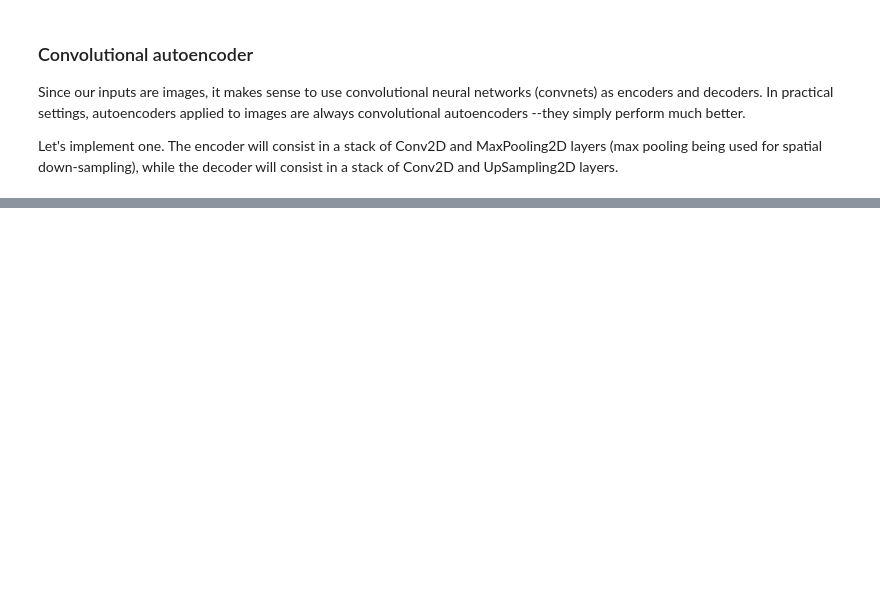
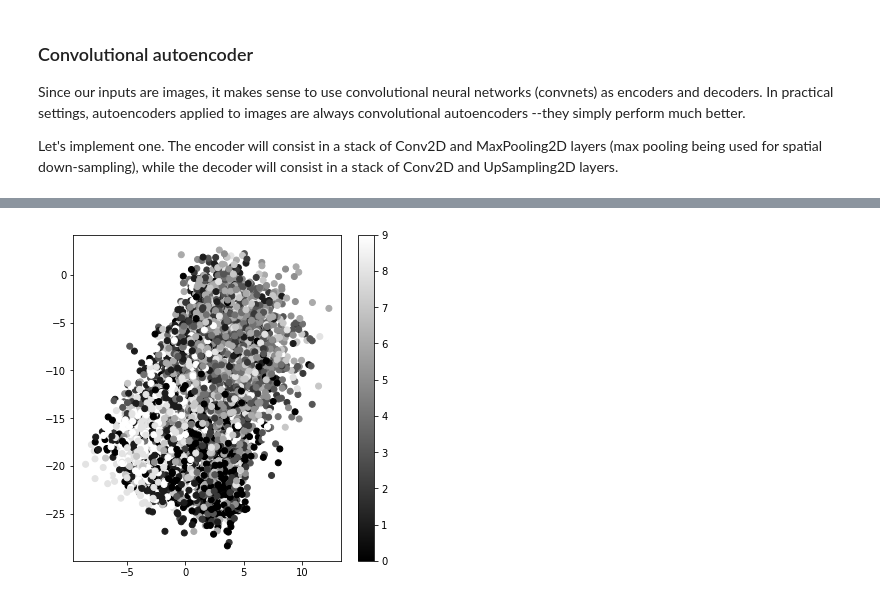
Before and after one commit to tejasbawaskar/Deep_learning_tuts, a Jupyter notebook: Autoencoders.ipynb, the cells around one changed output, grey strips where cells are left out. Saved outputs shown, nothing was run; the diff lists cells and outputs as text; code cells hidden in the pictures; blank space fills up the shorter version.

```diff
--- a/Autoencoders.ipynb
+++ b/Autoencoders.ipynb
@@ -568,10 +524,0 @@ NameError: name 'original_dim' is not defined
-# %%
-def sampling(args):
-    z_mean, z_log_sigma = args
-    epsilon = K.random_normal(shape=(batch_size, latent_dim),
-                              mean=0., std=epsilon_std)
-    return z_mean + K.exp(z_log_sigma) * epsilon
-
-# note that "output_shape" isn't necessary with the TensorFlow backend
-# so you could write `Lambda(sampling)([z_mean, z_log_sigma])`
-z = Lambda(sampling, output_shape=(latent_dim,))([z_mean, z_log_sigma])
@@ -586,0 +660,78 @@ NameError: name 'intermediate_dim' is not defined
+# %%
+import numpy as np
+import matplotlib.pyplot as plt
+from scipy.stats import norm
+
+from keras.layers import Input, Dense, Lambda, Layer
+from keras.models import Model
+from keras import backend as K
+from keras import metrics
+from keras.datasets import cifar10
+
+batch_size = 10000
+original_dim = 3072
+latent_dim = 2
+intermediate_dim = 1536
+epochs = 50
+epsilon_std = 1.0
+
+
+x = Input(shape=(original_dim,))
+h = Dense(intermediate_dim, activation='relu')(x)
+z_mean = Dense(latent_dim)(h)
+z_log_var = Dense(latent_dim)(h)
+
+
+def sampling(args):
+    z_mean, z_log_var = args
+    epsilon = K.random_normal(shape=(K.shape(z_mean)[0], latent_dim), mean=0.,
+                              stddev=epsilon_std)
+    return z_mean + K.exp(z_log_var / 2) * epsilon
+
+# note that "output_shape" isn't necessary with the TensorFlow backend
+z = Lambda(sampling, output_shape=(latent_dim,))([z_mean, z_log_var])
+
+# we instantiate these layers separately so as to reuse them later
+decoder_h = Dense(intermediate_dim, activation='relu')
+decoder_mean = Dense(original_dim, activation='sigmoid')
+h_decoded = decoder_h(z)
+x_decoded_mean = decoder_mean(h_decoded)
+
+
+# Custom loss layer
+class CustomVariationalLayer(Layer):
+    def __init__(self, **kwargs):
+        self.is_placeholder = True
+        super(CustomVariationalLayer, self).__init__(**kwargs)
+
+    def vae_loss(self, x, x_decoded_mean):
+        xent_loss = original_dim * metrics.binary_crossentropy(x, x_decoded_mean)
+        kl_loss = - 0.5 * K.sum(1 + z_log_var - K.square(z_mean) - K.exp(z_log_var), axis=-1)
+        return K.mean(xent_loss + kl_loss)
+
+    def call(self, inputs):
+        x = inputs[0]
+        x_decoded_mean = inputs[1]
+        loss = self.vae_loss(x, x_decoded_mean)
+        self.add_loss(loss, inputs=inputs)
+        # We won't actually use the output.
+        return x
+
+y = CustomVariationalLayer()([x, x_decoded_mean])
+vae = Model(x, y)
+vae.compile(optimizer='rmsprop', loss=None)
+
+# train the VAE on cifar10 digits
+(x_train, y_train), (x_test, y_test) = cifar10.load_data()
+
+x_train = x_train.astype('float32') / 255.
+x_test = x_test.astype('float32') / 255.
+x_train = x_train.reshape((len(x_train), np.prod(x_train.shape[1:])))
+x_test = x_test.reshape((len(x_test), np.prod(x_test.shape[1:])))
+
+vae.fit(x_train,
+        shuffle=True,
+        epochs=epochs,
+        batch_size=batch_size,
+        validation_data=(x_test, None))
+# %% [output]
@@ -586,0 +755 @@ NameError: name 'intermediate_dim' is not defined
+[figure, added]
```
Also changed, not shown: parts of 34 cells of this notebook.
